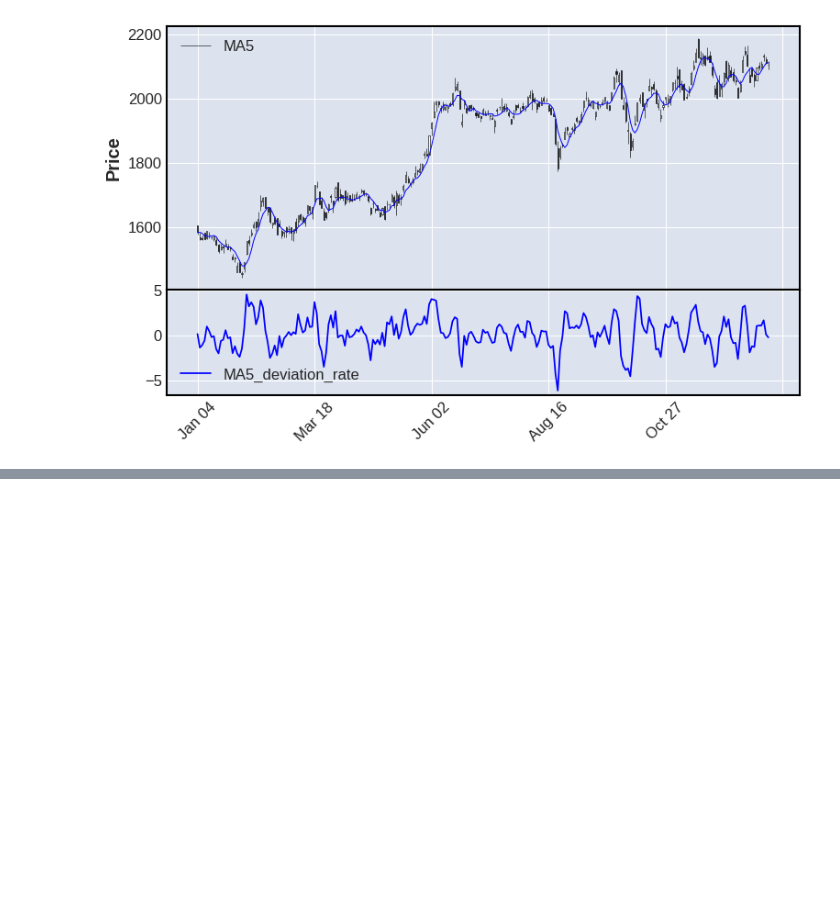
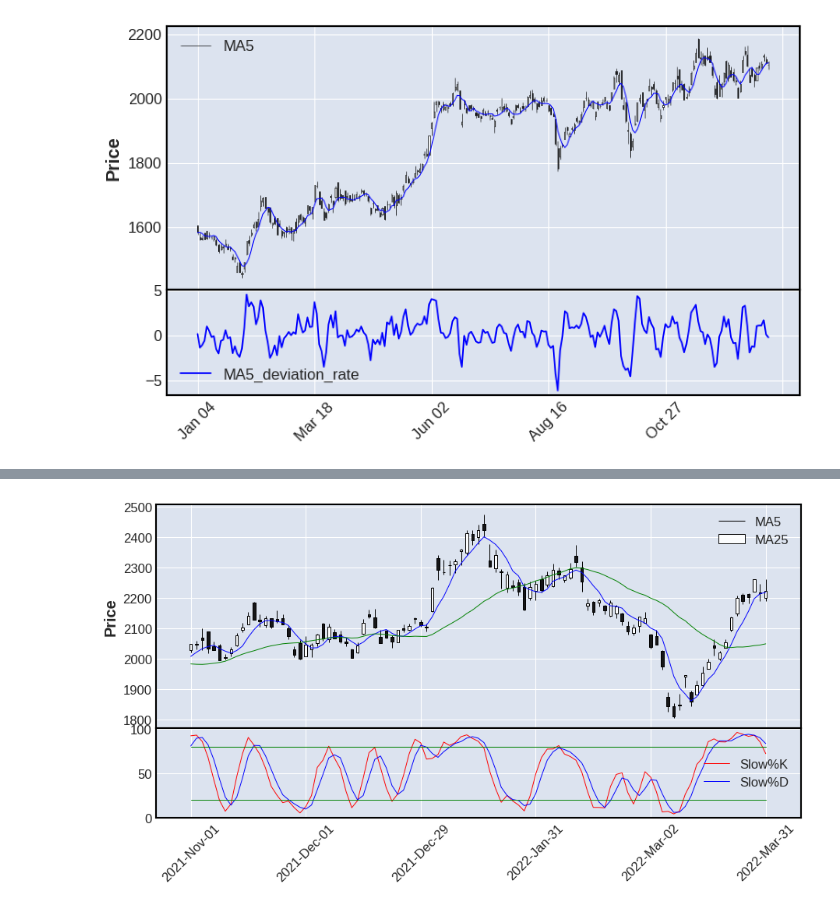
Before and after one commit to hirokimituya/book_stock-price-analysis, a Jupyter notebook: ch6.ipynb, the cells around one changed output, grey strips where cells are left out. Drawn from its saved outputs; the diff is of its cells as text; code cells hidden in the pictures; blank space fills up the shorter version.

```diff
--- a/ch6.ipynb
+++ b/ch6.ipynb
@@ -90,0 +129,39 @@ fig.show()
+# %%
+df = get_stock_data(7203)   # トヨタ自動車
+close = df['Close']
+
+# 移動平均
+df['ma5'], df['ma25'] = ta.SMA(close, timeperiod=5), ta.SMA(close, timeperiod=25)
+
+# ストキャスティクス
+slowK, slowD = ta.STOCH(df['High'], df['Low'], df['Close'],
+                        fastk_period=5, slowk_period=3, slowk_matype=0,
+                        slowd_period=3, slowd_matype=0)
+df['slowK'], df['slowD'] = slowK, slowD
+
+# 補助線
+df['80'] = [80 for _ in close]  # [買われすぎ]の目安
+df['20'] = [20 for _ in close]  # [売られすぎ]の目安
+
+rdf = df[dt.datetime(2021, 11, 1):dt.datetime(2022, 3, 31)]
+
+apd = [
+    # 5日移動平均線
+    mpf.make_addplot(rdf['ma5'], color='blue', panel=0, width=0.7),
+    # 25日移動平均
+    mpf.make_addplot(rdf['ma25'], color='green', panel=0, width=0.7),
+    # Slow%K
+    mpf.make_addplot(rdf['slowK'], color='red', panel=1, width=0.7),
+    # Slow%D
+    mpf.make_addplot(rdf['slowD'], color='blue', panel=1, width=0.7),
+    # 補助線
+    mpf.make_addplot(rdf['80'], color='green', panel=1, width=0.7),
+    mpf.make_addplot(rdf['20'], color='green', panel=1, width=0.7)
+]
+
+fig, axes = mpf.plot(rdf, type='candle', figratio=(2, 1), addplot=apd, returnfig=True)
+axes[0].legend(['MA5', 'MA25'])
+axes[2].legend(['Slow%K', 'Slow%D'])
+fig.show()
+# %% [output]
+[figure, added]
```
Also changed, not shown: parts of 5 cells of this notebook.
